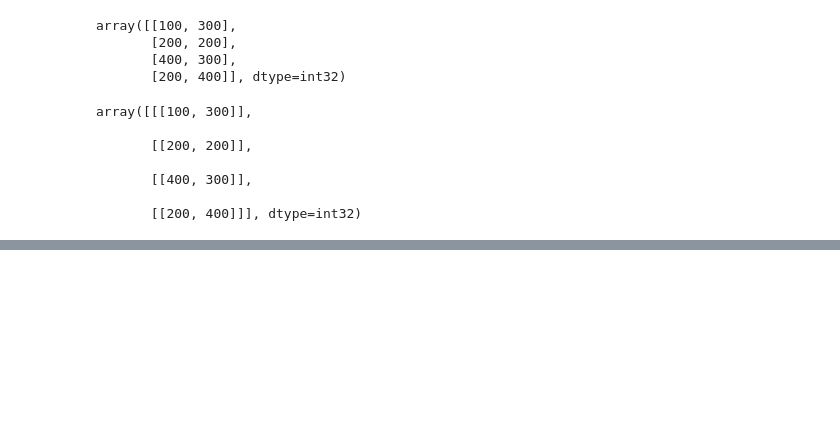
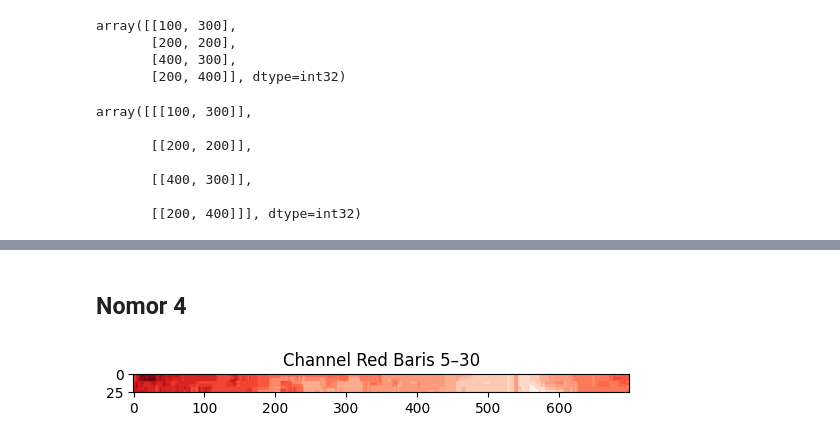
Before and after one commit to Sythaz/PCVK_Ganjil_2024, a Jupyter notebook: PCVK-Week2.ipynb, the cells around one changed output, grey strips where cells are left out. Saved outputs shown, nothing was run; the diff lists cells and outputs as text; code cells hidden in the pictures; blank space fills up the shorter version.

```diff
--- a/PCVK-Week2.ipynb
+++ b/PCVK-Week2.ipynb
@@ -130,0 +205,9 @@ plt.imshow(black_img2)
+# %% [markdown]
+## Nomor 4
+# %%
+img_red = img[5:31, :, 2]  # channel Red = index 2
+plt.imshow(img_red, cmap='Reds')
+plt.title("Channel Red Baris 5–30")
+plt.show()
+# %% [output]
+[figure, added]
```
Also changed, not shown: parts of 24 cells of this notebook.
